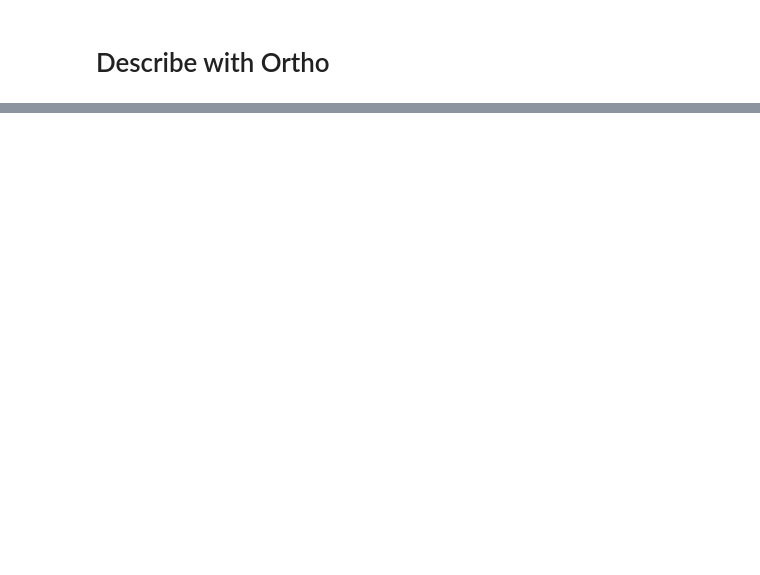
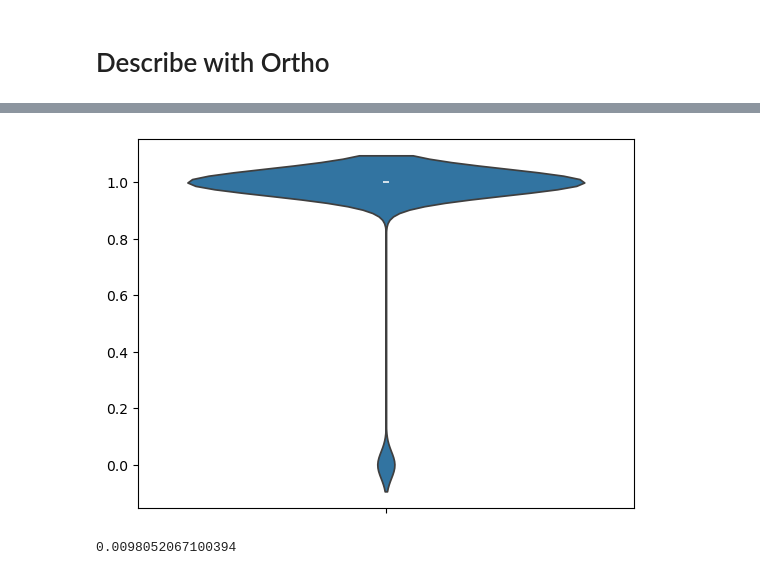
Before and after one commit to Reilly-Lab-Yale/tabula-rasa, a Jupyter notebook: notebooks/02_ortho_creation_seelig.ipynb, the cells around one changed output, grey strips where cells are left out. Cells and saved outputs as stored; diff of their text form; code cells hidden in the pictures; blank space fills up the shorter version.

```diff
--- a/notebooks/02_ortho_creation_seelig.ipynb
+++ b/notebooks/02_ortho_creation_seelig.ipynb
@@ -73,0 +95,21 @@ KilledWorker: Attempted to run task '_smart_matrix-e860d35924fef76bfa39f9c58d1bf
+# %%
+
+
+r=[]
+for QC in [primordial.by_cre_qc]:
+    print("---")
+
+    for level in QC.keys():
+        if QC[level]["success"]:
+            if np.isnan(QC[level]["r_value"]):
+                print(f"nan in {level}")
+            else:
+                if QC[level]["r_value"]<0.8:
+                    print(f"low r {level}")
+                r.append(QC[level]["r_value"])
+
+
+sns.violinplot(r)
+
+print(r)
+# %% [output]
@@ -73,0 +133 @@ KilledWorker: Attempted to run task '_smart_matrix-e860d35924fef76bfa39f9c58d1bf
+[figure, added]
@@ -73,0 +139,4 @@ KilledWorker: Attempted to run task '_smart_matrix-e860d35924fef76bfa39f9c58d1bf
+# %%
+np.mean(zi)
+# %% [output]
+0.0098052067100394
```
Also changed, not shown: parts of 14 cells of this notebook, 1 other file.
